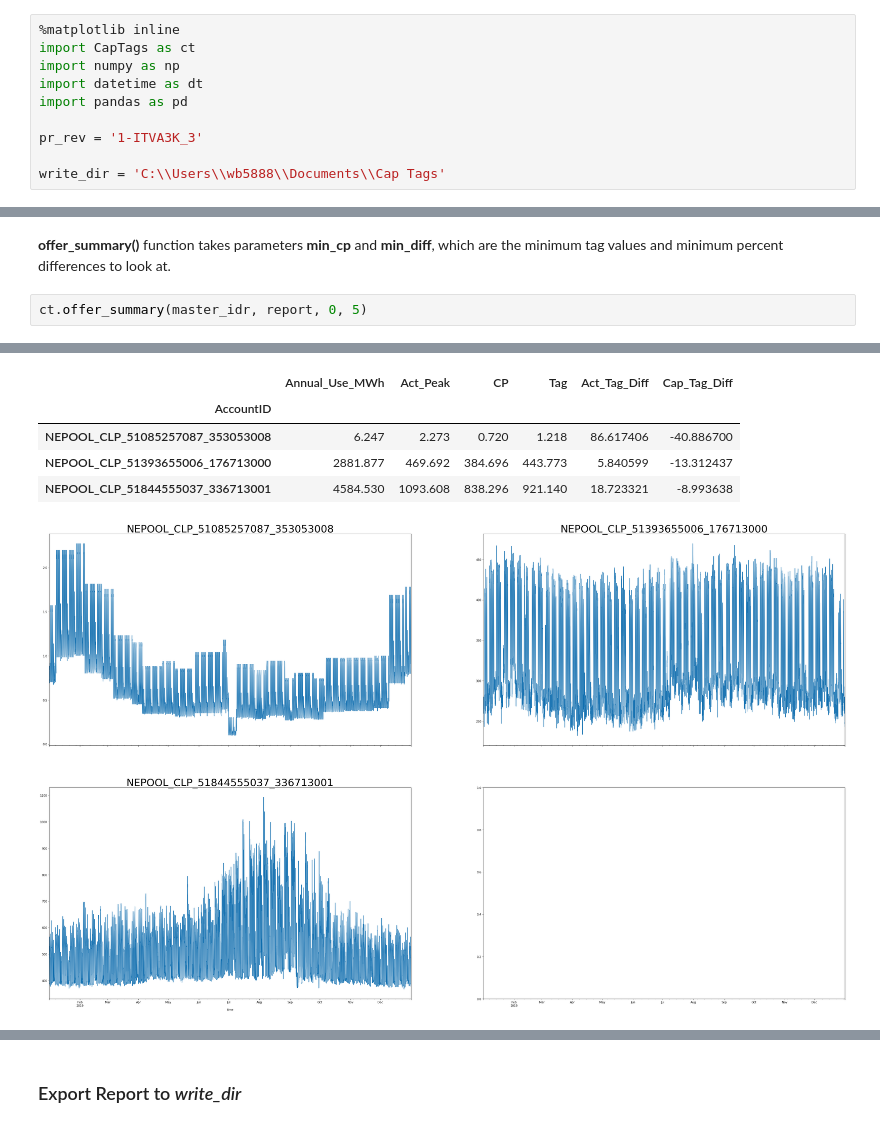
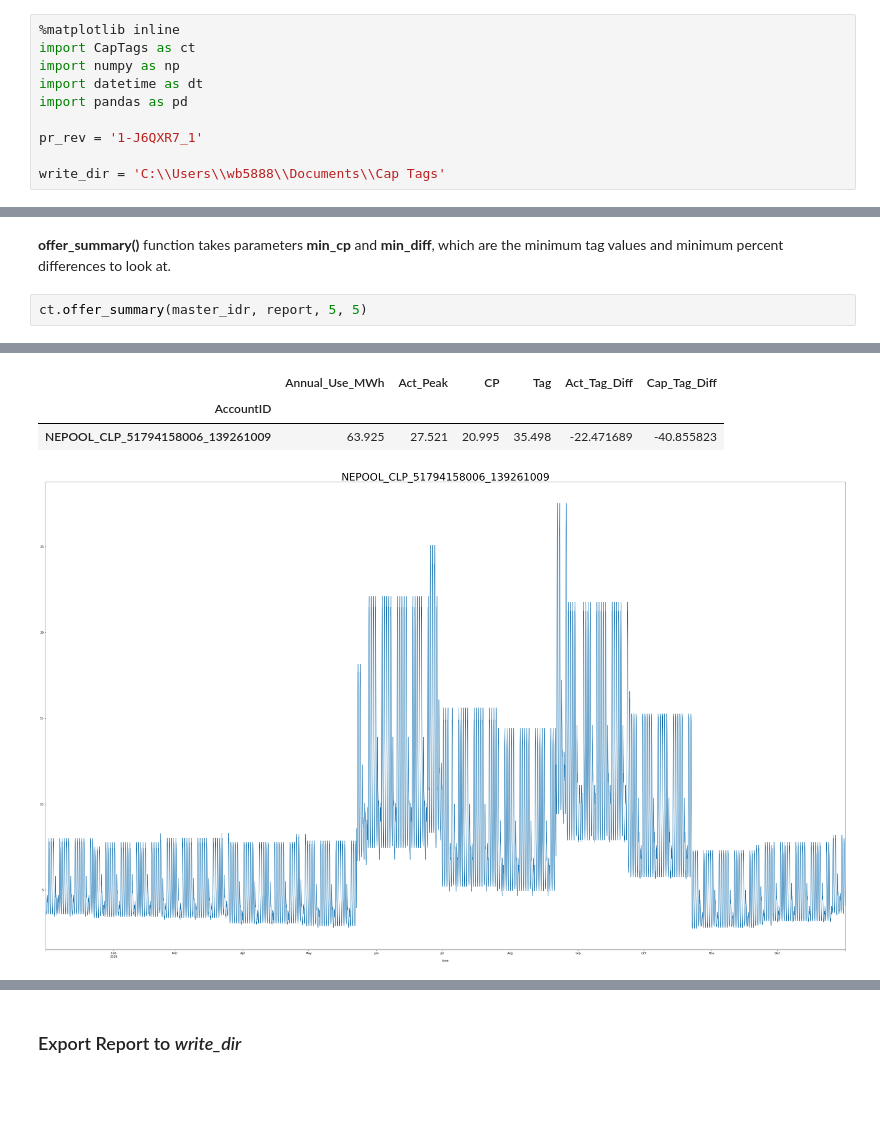
Before and after one commit to stevenhurwitt/LA-tools, a Jupyter notebook: CapReports/Cap Tag Reports.ipynb, the cells around one changed output, grey strips where cells are left out. Cells and saved outputs as stored; diff of their text form; blank space fills up the shorter version.

```diff
--- a/CapReports/Cap Tag Reports.ipynb
+++ b/CapReports/Cap Tag Reports.ipynb
@@ -19,7 +19,7 @@ import numpy as np
 import datetime as dt
 import pandas as pd
 
-pr_rev = '1-ITVA3K_3'
+pr_rev = '1-J6QXR7_1'
 
 write_dir = 'C:\\Users\\wb5888\\Documents\\Cap Tags'
 # %% [markdown]
@@ -88,5 +76,5 @@ read in and merged ch 3.
 # %% [markdown]
 **offer_summary()** function takes parameters **min_cp** and **min_diff**, which are the minimum tag values and minimum percent differences to look at.
 # %%
-ct.offer_summary(master_idr, report, 0, 5)
+ct.offer_summary(master_idr, report, 5, 5)
 # %% [output]
@@ -110,10 +92,8 @@ PR has peak (sum(act_peak)) of 1566.027 kWh, and 4 meters.
 graphing forecasts...
 |  | Annual_Use_MWh | Act_Peak | CP | Tag | Act_Tag_Diff | Cap_Tag_Diff |
 | AccountID |  |  |  |  |  |  |
-| NEPOOL_CLP_51085257087_353053008 | 6.247 | 2.273 | 0.720 | 1.218 | 86.617406 | -40.886700 |
-| NEPOOL_CLP_51393655006_176713000 | 2881.877 | 469.692 | 384.696 | 443.773 | 5.840599 | -13.312437 |
-| NEPOOL_CLP_51844555037_336713001 | 4584.530 | 1093.608 | 838.296 | 921.140 | 18.723321 | -8.993638 |
+| NEPOOL_CLP_51794158006_139261009 | 63.925 | 27.521 | 20.995 | 35.498 | -22.471689 | -40.855823 |
-[figure, old version]
+[figure, new version]
 # %%
 for m in master_idr.columns:
     tmp = master_idr[m]
```
Also changed, not shown: parts of 8 cells of this notebook, 1 other file.
